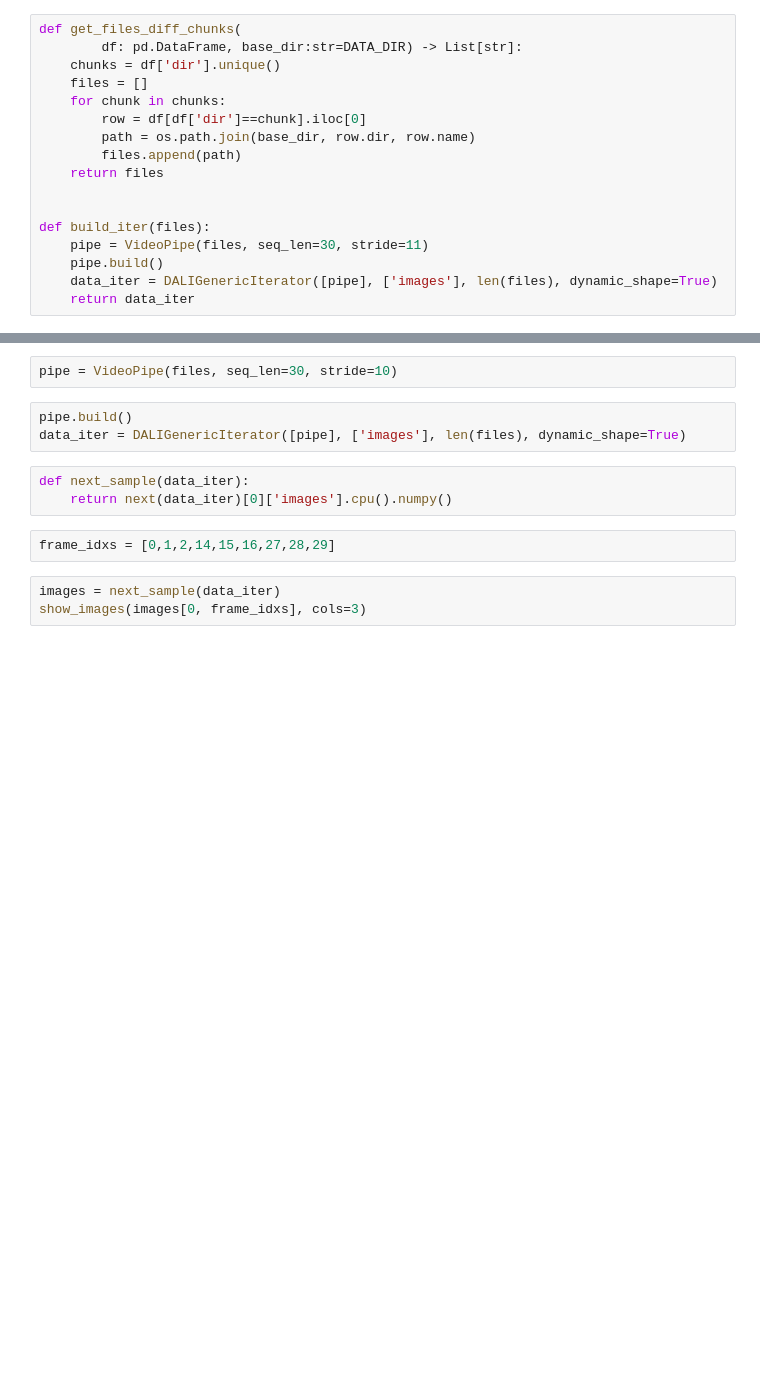
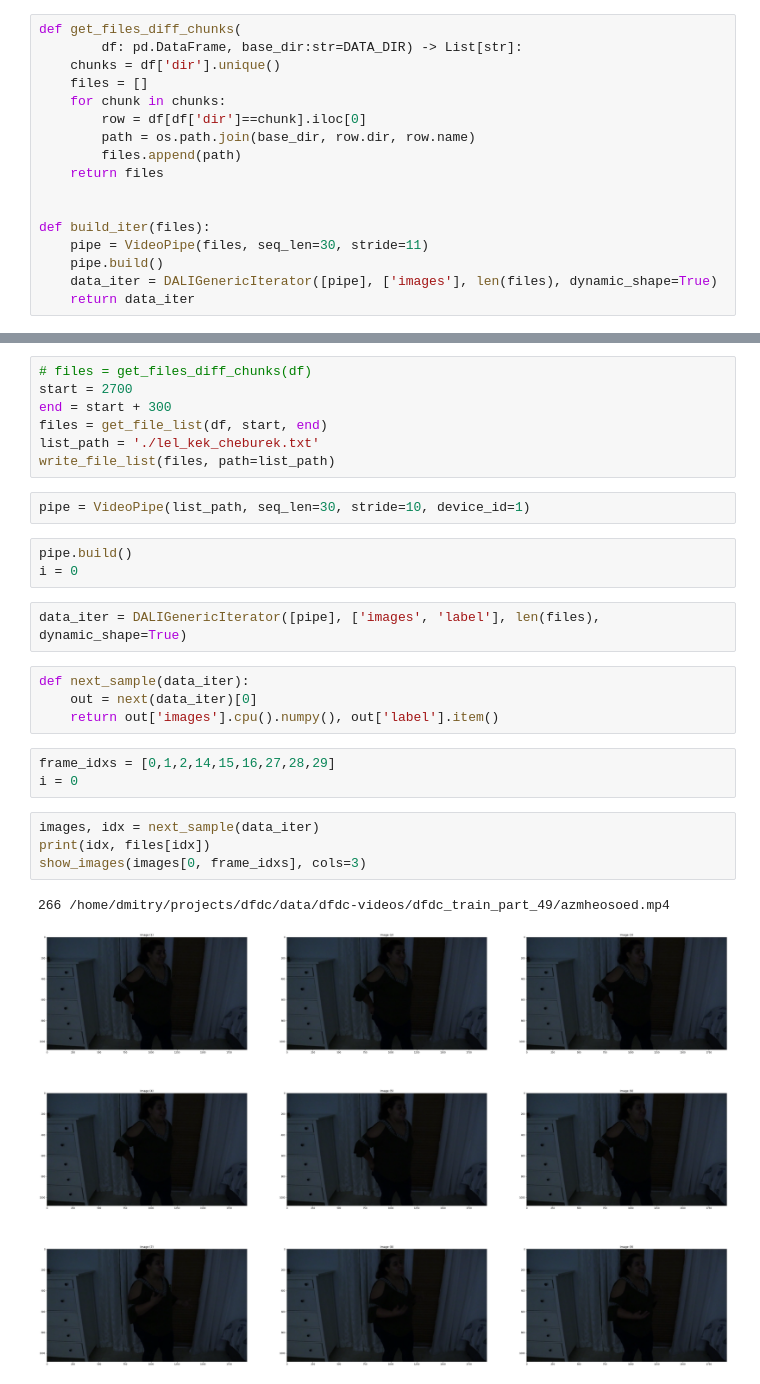
Before and after one commit to dmitry-vorobiev/kaggle-deepfake-detection-challenge, a Jupyter notebook: notebooks/nvidia-dali.ipynb, the cells around one changed output, grey strips where cells are left out. Saved outputs shown, nothing was run; the diff lists cells and outputs as text; blank space fills up the shorter version.

Commit message:
get sample idx from dali reader

```diff
--- a/notebooks/nvidia-dali.ipynb
+++ b/notebooks/nvidia-dali.ipynb
@@ -91,13 +95,28 @@ files = get_files_diff_chunks(df)
+# %%
+# files = get_files_diff_chunks(df)
+start = 2700
+end = start + 300
+files = get_file_list(df, start, end)
+list_path = './lel_kek_cheburek.txt'
+write_file_list(files, path=list_path)
 # %%
-pipe = VideoPipe(files, seq_len=30, stride=10)
+pipe = VideoPipe(list_path, seq_len=30, stride=10, device_id=1)
+# %%
+pipe.build()
+i = 0
 # %%
-pipe.build()
-data_iter = DALIGenericIterator([pipe], ['images'], len(files), dynamic_shape=True)
+data_iter = DALIGenericIterator([pipe], ['images', 'label'], len(files), dynamic_shape=True)
 # %%
 def next_sample(data_iter):
-    return next(data_iter)[0]['images'].cpu().numpy()
+    out = next(data_iter)[0]
+    return out['images'].cpu().numpy(), out['label'].item()
 # %%
 frame_idxs = [0,1,2,14,15,16,27,28,29]
+i = 0
 # %%
-images = next_sample(data_iter)
+images, idx = next_sample(data_iter)
+print(idx, files[idx])
 show_images(images[0, frame_idxs], cols=3)
+# %% [output]
+266 /home/dmitry/projects/dfdc/data/dfdc-videos/dfdc_train_part_49/azmheosoed.mp4
+[figure, added]
```
Also changed, not shown: parts of 8 cells of this notebook, 1 other file.
